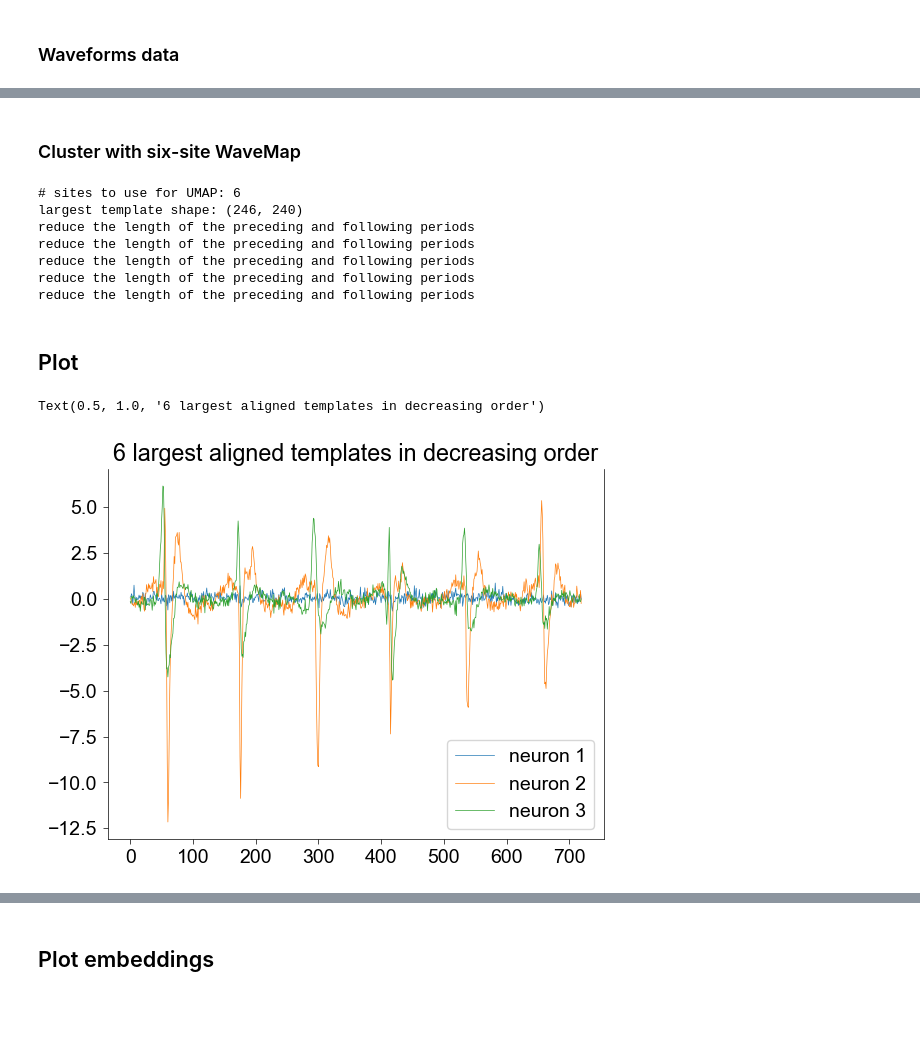
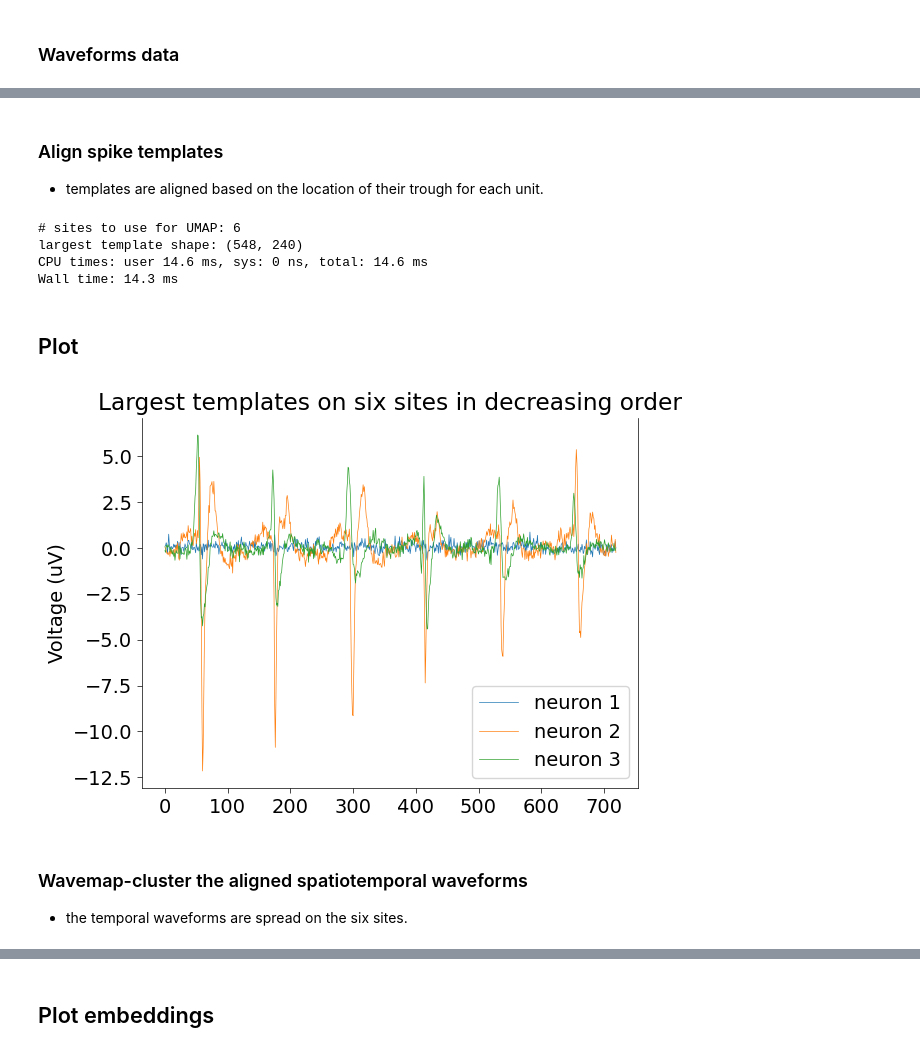
Before and after one commit to steevelaquitaine/spikebias, a Jupyter notebook: notebooks/0_demo/11_spike_shape_wavemap.ipynb, the cells around one changed output, grey strips where cells are left out. Drawn from its saved outputs; the diff is of its cells as text; code cells hidden in the pictures; blank space fills up the shorter version.

Commit message:
completed demo notebook on spike shape with wavemap

```diff
--- a/notebooks/0_demo/11_spike_shape_wavemap.ipynb
+++ b/notebooks/0_demo/11_spike_shape_wavemap.ipynb
@@ -58,8 +58,8 @@ dandiset_id = '001250'
 filepath_evoked = 'sub-demo-npx-bio-evoked/sub-demo-npx-bio-evoked_ecephys.nwb'
 
 # project path
-proj_path = "/Users/steeve_laquitaine/Desktop/EPFL/2022_2024_bbp/spikebias/"
-#proj_path = "/home/jovyan/steevelaquitaine/spikebias/"
+#proj_path = "/Users/steeve_laquitaine/Desktop/EPFL/2022_2024_bbp/spikebias/"
+proj_path = "/home/jovyan/steevelaquitaine/spikebias/"
 os.chdir(proj_path)
 
 # enable spike bias import
@@ -371,8 +375,11 @@ Wall time: 7.15 s
-# %% [markdown]
-### Cluster with six-site WaveMap
+# %% [markdown]
+### Align spike templates
+
+* templates are aligned based on the location of their trough for each unit.
 # %%
+%%time
 # parameters
-ALIGNED_AROUND = 60 # 3 ms before and after the spike timestamp
+ALIGNED_AROUND = 60 # 60 timepoints for 2 ms before and after the spike timestamp
 
 # number of sites
 n_sites_for_umap = int(templates_for_wavemap.shape[1] / nsamples)
@@ -385,29 +392,34 @@ print("# sites to use for UMAP:", n_sites_for_umap)
 largest_templates = templates_for_wavemap[:, :nsamples]
 print("largest template shape:", largest_templates.shape)
 
-# loop over units
+# initialize variables
 aligned_temps = [] # aligned templates
-
-units = []
-ix_troughs = []
+units = [] # units kept
+ix_troughs = [] # index of spike trough
 
 # loop over units
 for ix in range(len(selected_units)):
 
     # find spike trough
     ix_trough = np.argmin(largest_templates[ix, :])
-    ix_troughs.append(ix_trough)
 
     # align the templates for each site
     # to the location of the first positive peak of
     # the largest template
     templates_unit_i = []
+
+    # loop over number of sites to use
+    # for clustering (e.g., 6 sites)
     for jx in range(n_sites_for_umap):
 
-        # only when period before the spike timestamp is
-        # positive
-        if jx * nsamples + ix_trough - ALIGNED_MAX_BEFORE > 0:
-            if jx * nsamples + ix_trough + ALIGNED_MAX_AFTER < templates_for_wavemap.shape[1]:
+        # Keep the units for which the trough is such that
+        # the period before the spike timestamp is
+        # positive (no loss of waveform timepoints before)
+        # and the period after is lower than the total number of
+        # timepoints. This is to only keep the waveforms that do
+        # not lose timepoint samples after alignment.
+        if jx * nsamples + ix_trough - ALIGNED_AROUND > 0:
+            if jx * nsamples + ix_trough + ALIGNED_AROUND < templates_for_wavemap.shape[1]:
 
                 # align templates to peak
                 try:
@@ -420,6 +432,7 @@ for ix in range(len(selected_units)):
                             + ALIGNED_AROUND,
                         ]
                     templates_unit_i.append(aligned_tp)
+
                     # check that the aligned template is of the right size
                     assert aligned_tp.shape[0] == 2*ALIGNED_AROUND
                 except:
@@ -434,34 +447,34 @@ for ix in range(len(selected_units)):
         if templates_unit_i2.shape[0]== 2*ALIGNED_AROUND * n_sites_for_umap:
             aligned_temps.append(templates_unit_i2)
 
-            # record units kept
+            # record the index of the units we kept
             units.append(ix)
     except:
         pass
-    # concatenate all the templates that could be aligned
-    # with without loss of data
-    #if templates_unit_i2.shape[0]==n_sites_for_umap * 2 * ALIGNED_AROUND:
-    #    aligned_temps.append(templates_unit_i2)
+
+# concatenate all the templates that could be aligned
+# without loss of waveform sample
 aligned_temps = np.array(aligned_temps)
 units_kept = selected_units[np.unique(units)]
 # %% [output]
 # sites to use for UMAP: 6
-largest template shape: (246, 240)
-reduce the length of the preceding and following periods
-reduce the length of the preceding and following periods
-reduce the length of the preceding and following periods
-reduce the length of the preceding and following periods
-reduce the length of the preceding and following periods
+largest template shape: (548, 240)
+CPU times: user 14.6 ms, sys: 0 ns, total: 14.6 ms
+Wall time: 14.3 ms
 # %% [markdown]
 ## Plot
 # %%
 # plot three neurons' largest templates (average spikes over site) for six sites.
 plt.plot(aligned_temps[:3,: ].T);
-plt.legend(["neuron 1", "neuron 2", "neuron 3"])
-plt.title("6 largest aligned templates in decreasing order")
+plt.legend(["neuron 1", "neuron 2", "neuron 3"]);
+plt.title("Largest templates on six sites in decreasing order");
+plt.ylabel("Voltage (uV)");
 # %% [output]
-Text(0.5, 1.0, '6 largest aligned templates in decreasing order')
-[figure, old version]
+[figure, new version]
+# %% [markdown]
+### Wavemap-cluster the aligned spatiotemporal waveforms
+
+* the temporal waveforms are spread on the six sites.
 # %%
 %%time
 
```
Also changed, not shown: parts of 11 cells of this notebook.
